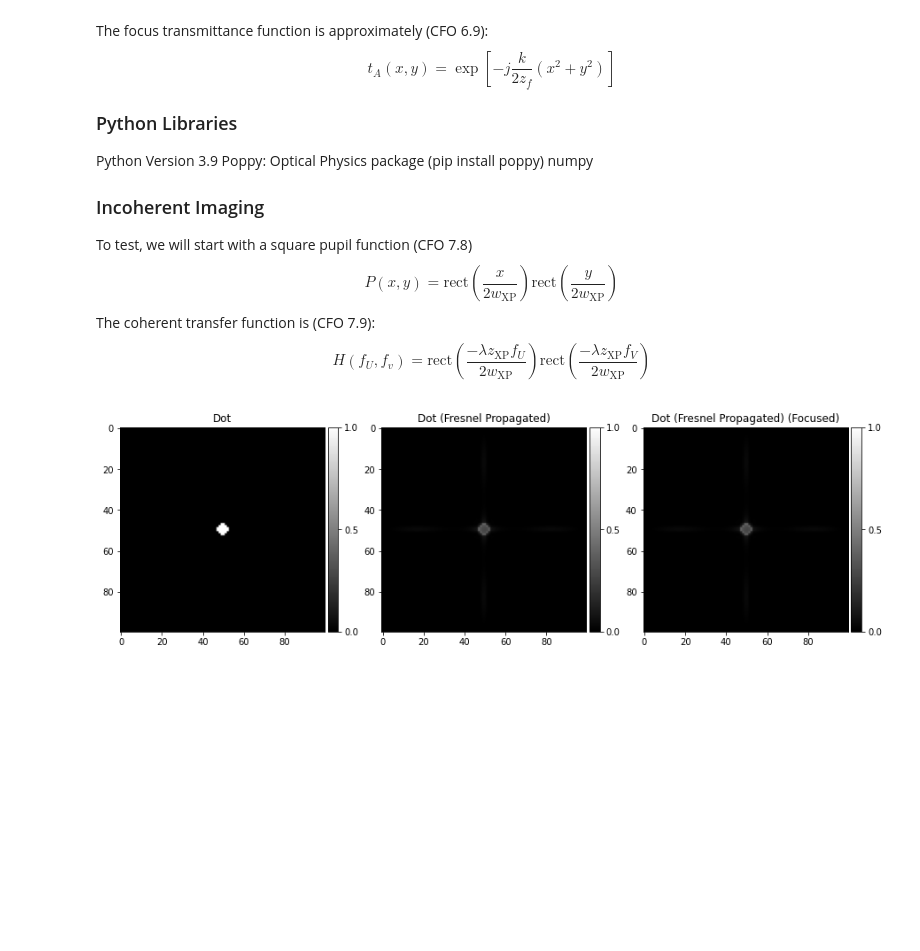
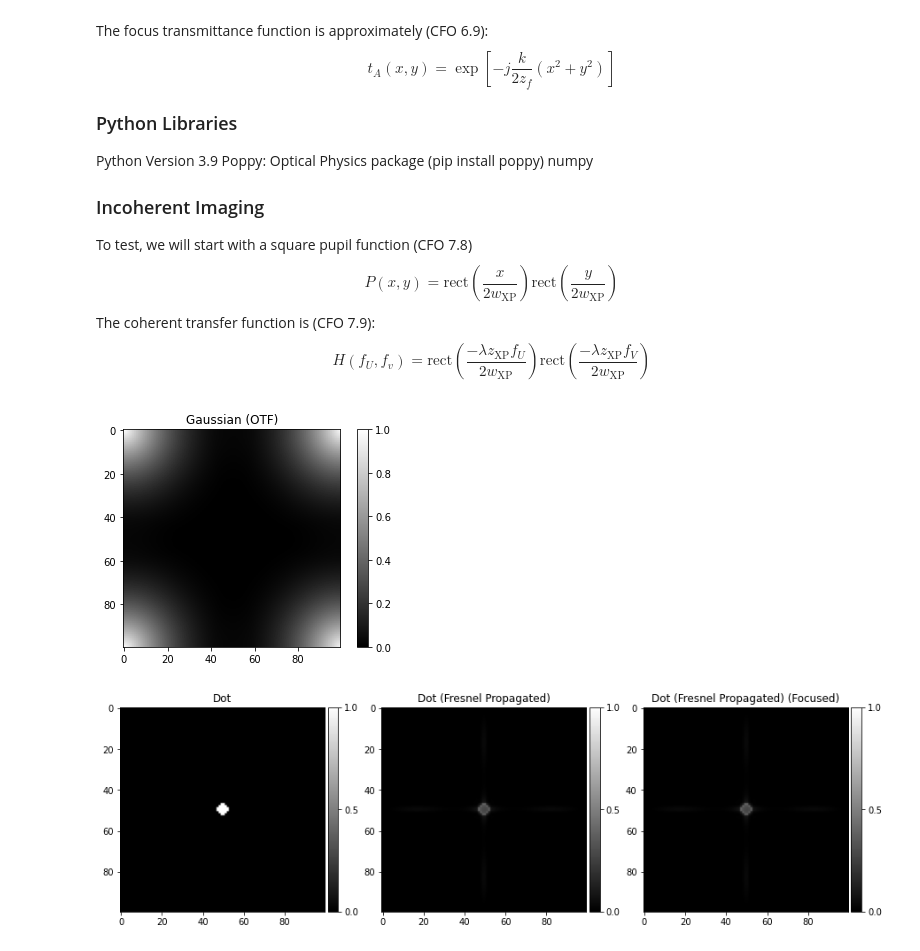
Before and after one commit to cjmcmahon1/FINCH, a Jupyter notebook: bench_sim.ipynb, the cells around one changed output. Cells and saved outputs as stored; diff of their text form; code cells hidden in the pictures; blank space fills up the shorter version.

Commit message:
add OTF function for incoherent imaging

```diff
--- a/bench_sim.ipynb
+++ b/bench_sim.ipynb
@@ -103,6 +103,34 @@ def plot_images(im_list):
         ax[idx].set_title(im_list[idx].label)
         cax = divider.append_axes('right', size='5%', pad=0.05)
         fig.colorbar(im, cax=cax, orientation='vertical', ticks=[0, 0.5, 1.0])
+# %%
+def circ(point_grid, radius):
+    return np.sqrt(np.sum(point_grid**2, axis=0)) < radius
+
+def OTF(U1, L, zxp, wxp, wavelength=1., label=None):
+    #generate Optical Transfer Function (CFO 7.24) for simulated imaging
+    #based on CFO p129
+    #wxp: exit pupil radius
+    #zxp: exit pupil distance
+    #L: image plane side length
+    assert(U1.image.shape[0] == U1.image.shape[1]) #must be square image
+    sample_interval = L / U1.image.shape[0]
+    freq_sample_range = np.arange(-1/(2*sample_interval), 1/(2*sample_interval), 1/L)
+    freq_sample = np.array(np.meshgrid(freq_sample_range, freq_sample_range))
+    f0 = wxp / (wavelength * zxp) #coherent cutoff
+    H = circ(freq_sample, f0)
+    OTF_result = fft.ifft2(np.abs(fft.fft2(fft.fftshift(H)))**2)
+    OTF_result = abs(OTF_result / OTF_result[0,0]) #normalization condition CFO 7.25
+    label = "{} (OTF)".format(U1.label) if label is None else label
+    return image_plane(OTF_result, label)
+
+def incoherent_image(U1, L, zxp, wxp, wavelength=1., label=None):
+    #simulate an incoherent image based on input image
+    return
+
+OTF(gaus, 0.3, 1, 5e-6, wavelength=5e-8).plot()
+# %% [output]
+[figure, added]
 # %%
 #Gaussian Beam in 2D
 dist = np.array(np.meshgrid(np.linspace(-1, 1, 100), np.linspace(-1, 1, 100)))
```
Also changed, not shown: parts of 1 cell of this notebook.
